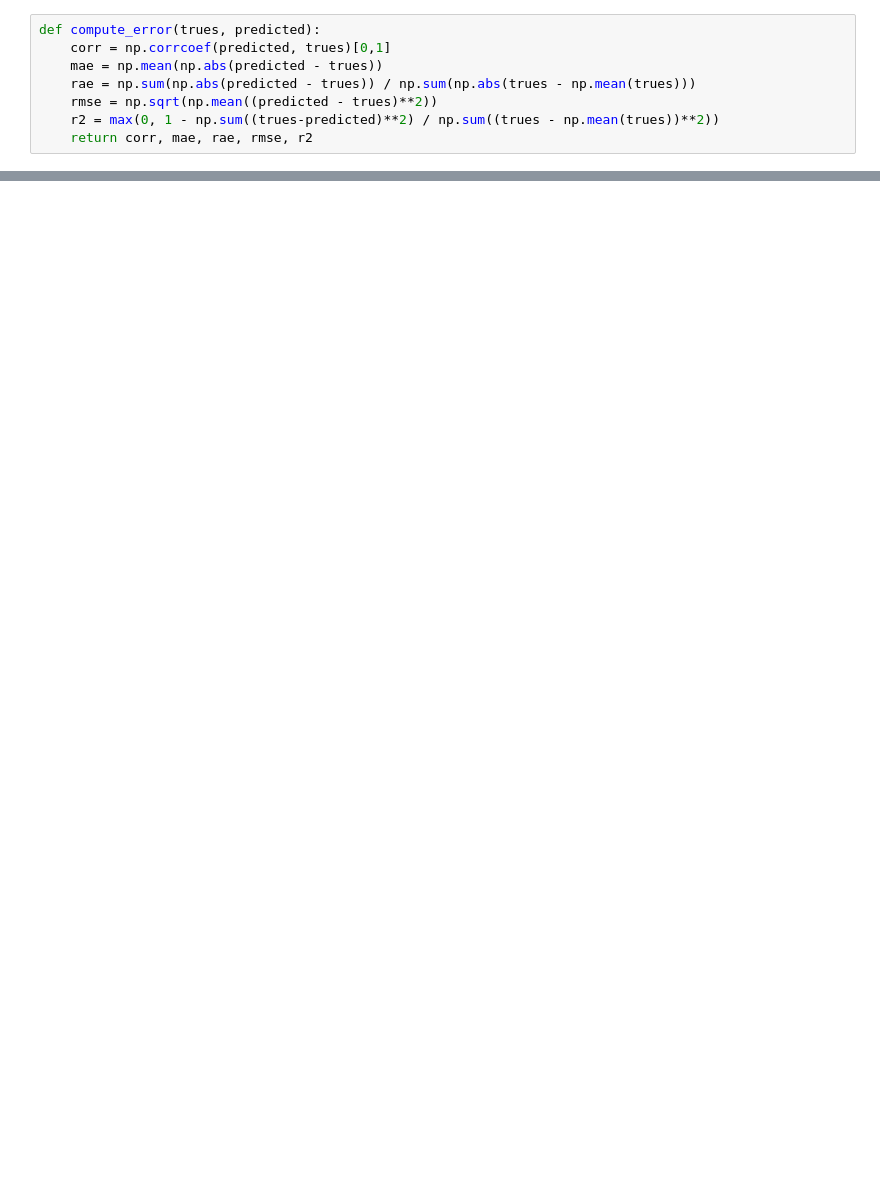
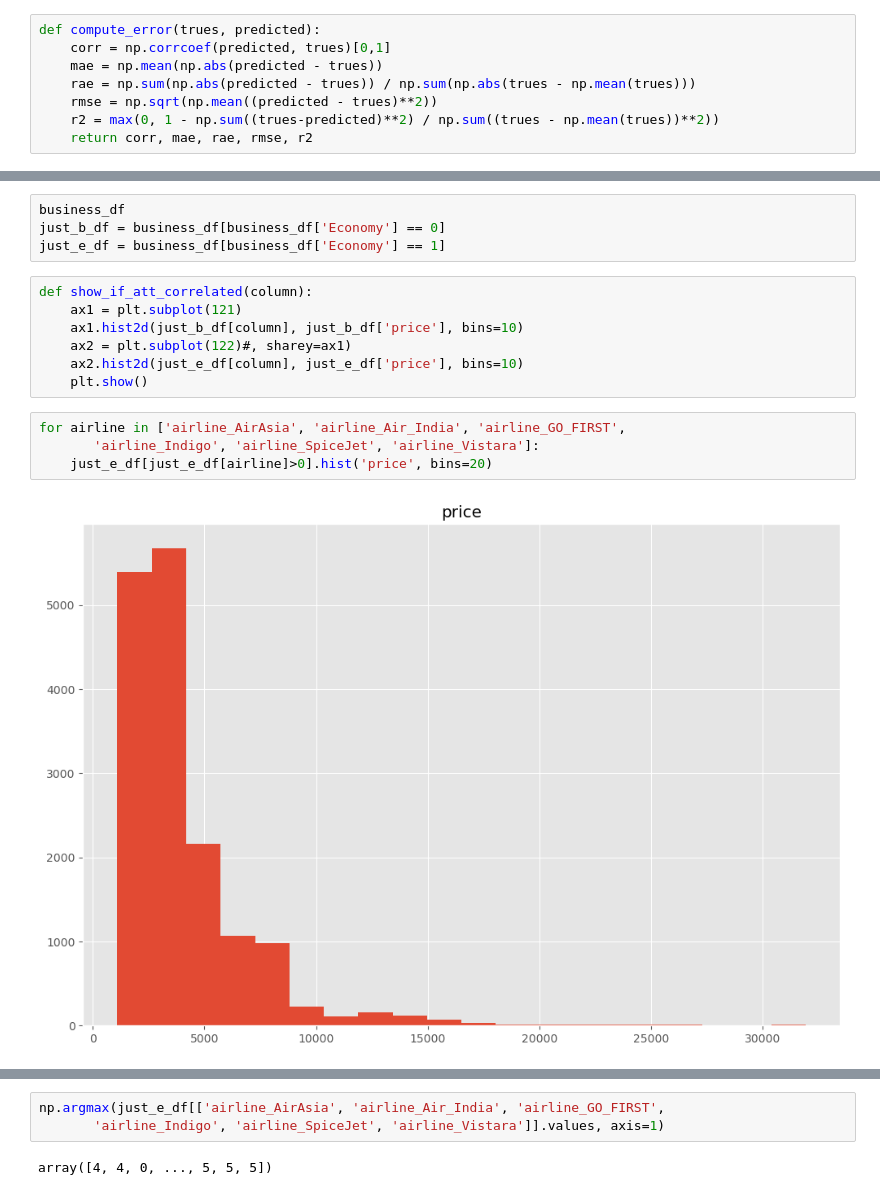
Before and after one commit to chensy618/model-based-machine-learning, a Jupyter notebook: notebook/try-simple-mixing.ipynb, the cells around one changed output, grey strips where cells are left out. Saved outputs shown, nothing was run; the diff lists cells and outputs as text; blank space fills up the shorter version.

Commit message:
try airline mixing problem

```diff
--- a/notebook/try-simple-mixing.ipynb
+++ b/notebook/try-simple-mixing.ipynb
@@ -221,0 +366,17 @@ print("CorrCoef: %.3f\nMAE: %.3f\nRMSE: %.3f\nR2: %.3f" % (corr, mae, rmse, r2))
+# %%
+business_df
+just_b_df = business_df[business_df['Economy'] == 0]
+just_e_df = business_df[business_df['Economy'] == 1]
+# %%
+def show_if_att_correlated(column):
+    ax1 = plt.subplot(121)
+    ax1.hist2d(just_b_df[column], just_b_df['price'], bins=10)
+    ax2 = plt.subplot(122)#, sharey=ax1)
+    ax2.hist2d(just_e_df[column], just_e_df['price'], bins=10)
+    plt.show()
+# %%
+for airline in ['airline_AirAsia', 'airline_Air_India', 'airline_GO_FIRST',
+       'airline_Indigo', 'airline_SpiceJet', 'airline_Vistara']:
+    just_e_df[just_e_df[airline]>0].hist('price', bins=20)
+# %% [output]
+[figure, added]
@@ -221,0 +388,5 @@ print("CorrCoef: %.3f\nMAE: %.3f\nRMSE: %.3f\nR2: %.3f" % (corr, mae, rmse, r2))
+# %%
+np.argmax(just_e_df[['airline_AirAsia', 'airline_Air_India', 'airline_GO_FIRST',
+       'airline_Indigo', 'airline_SpiceJet', 'airline_Vistara']].values, axis=1)
+# %% [output]
+array([4, 4, 0, ..., 5, 5, 5])
```
Also changed, not shown: parts of 46 cells of this notebook, 2 other files.
